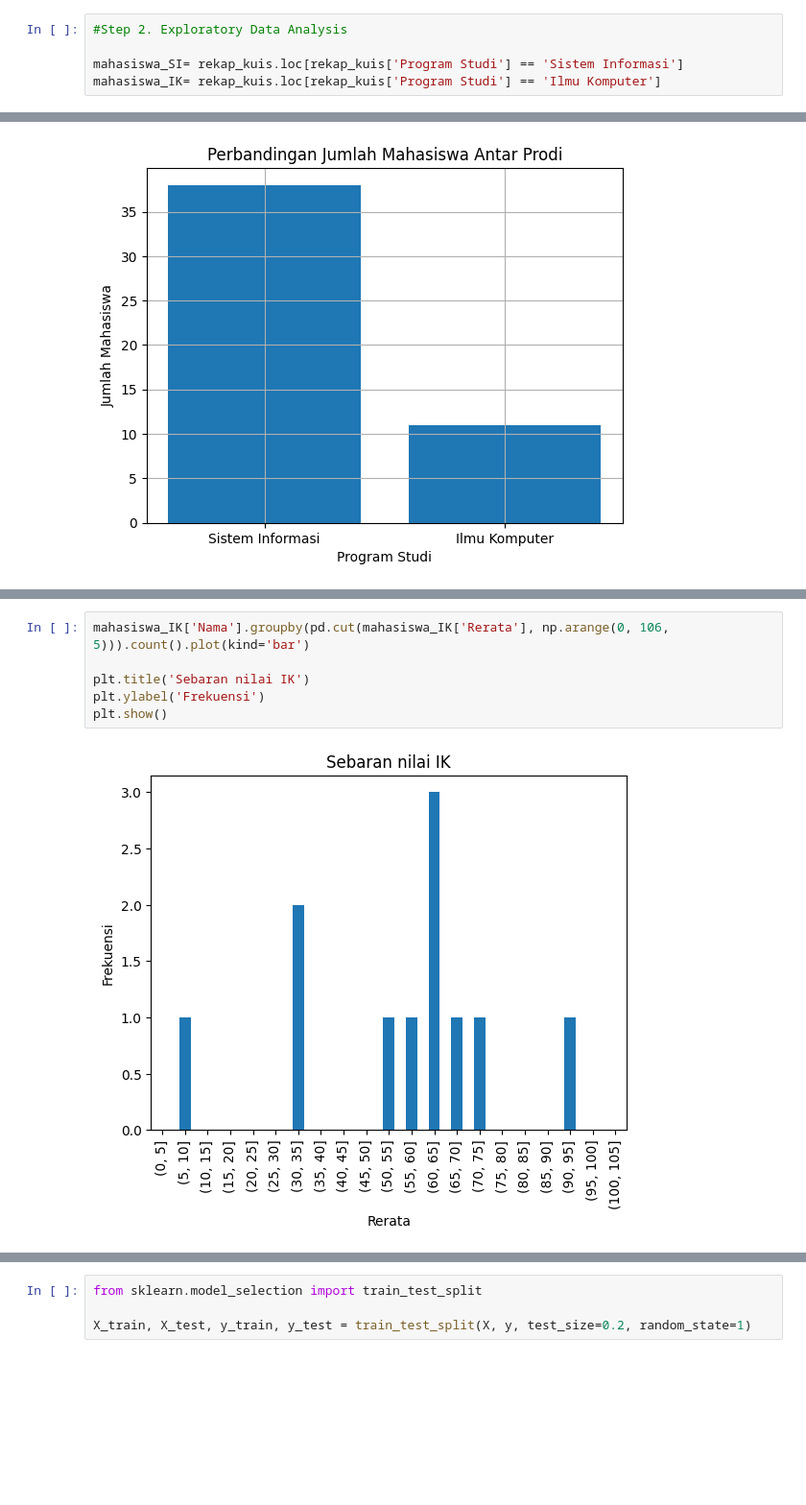
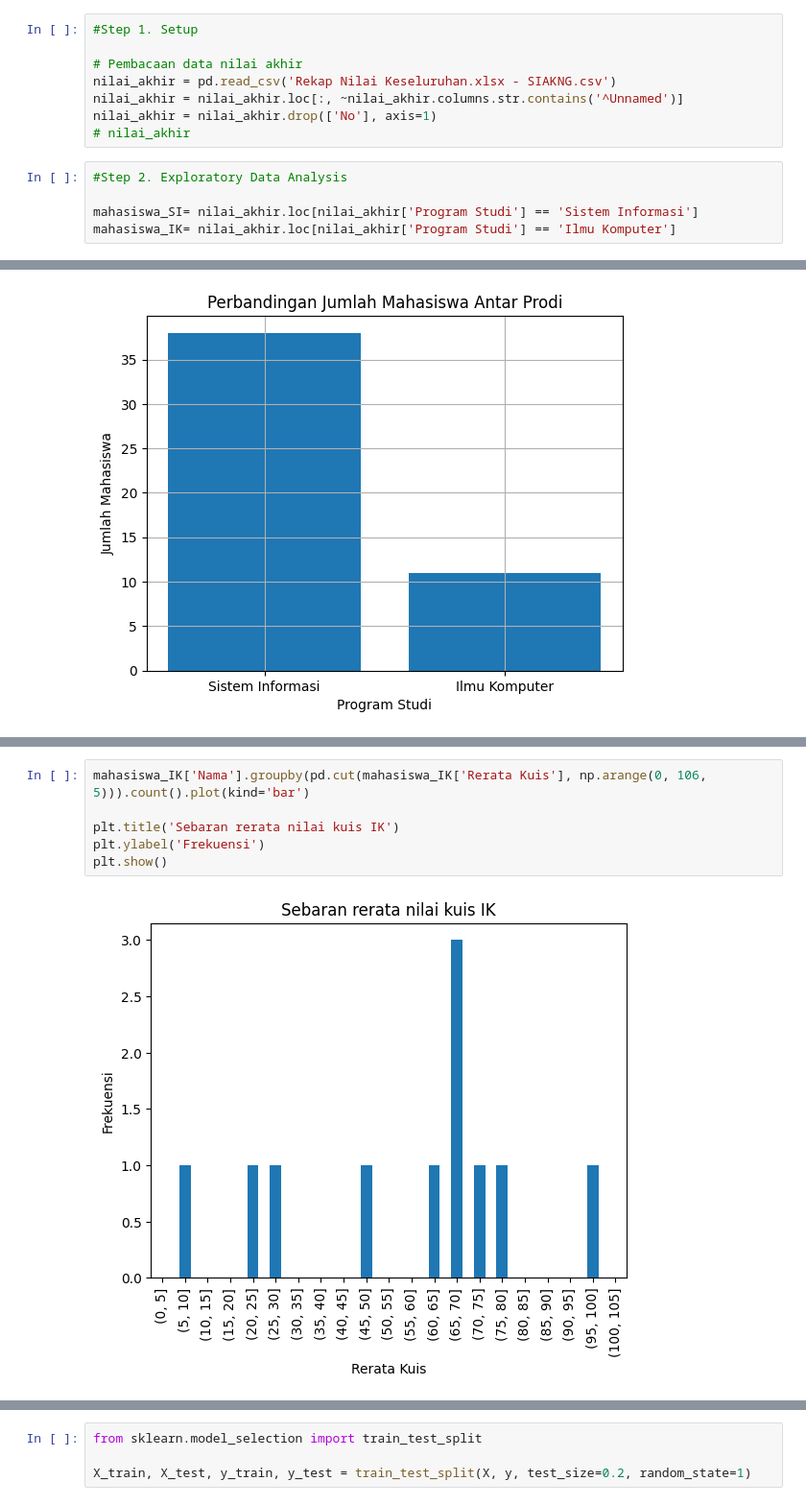
Before and after one commit to budf93/prediksi-kuis, a Jupyter notebook: prediksi.ipynb, the cells around one changed output, grey strips where cells are left out. Shown at 96% size. Cells and saved outputs as stored; diff of their text form; blank space fills up the shorter version.

Commit message:
melengkapi data

```diff
--- a/prediksi.ipynb
+++ b/prediksi.ipynb
@@ -38,8 +7,16 @@ rekap_kuis.describe()
+# %%
+#Step 1. Setup
+
+# Pembacaan data nilai akhir
+nilai_akhir = pd.read_csv('Rekap Nilai Keseluruhan.xlsx - SIAKNG.csv')
+nilai_akhir = nilai_akhir.loc[:, ~nilai_akhir.columns.str.contains('^Unnamed')]
+nilai_akhir = nilai_akhir.drop(['No'], axis=1)
+# nilai_akhir
 # %%
 #Step 2. Exploratory Data Analysis
 
-mahasiswa_SI= rekap_kuis.loc[rekap_kuis['Program Studi'] == 'Sistem Informasi']
-mahasiswa_IK= rekap_kuis.loc[rekap_kuis['Program Studi'] == 'Ilmu Komputer']
+mahasiswa_SI= nilai_akhir.loc[nilai_akhir['Program Studi'] == 'Sistem Informasi']
+mahasiswa_IK= nilai_akhir.loc[nilai_akhir['Program Studi'] == 'Ilmu Komputer']
 # %%
 jumlah_mhs_SI = mahasiswa_SI['NPM'].count()
 jumlah_mhs_IK = mahasiswa_IK['NPM'].count()
@@ -82,8 +79,8 @@ plt.show()
 # %%
-mahasiswa_IK['Nama'].groupby(pd.cut(mahasiswa_IK['Rerata'], np.arange(0, 106, 5))).count().plot(kind='bar')
+mahasiswa_IK['Nama'].groupby(pd.cut(mahasiswa_IK['Rerata Kuis'], np.arange(0, 106, 5))).count().plot(kind='bar')
 
-plt.title('Sebaran nilai IK')
+plt.title('Sebaran rerata nilai kuis IK')
 plt.ylabel('Frekuensi')
 plt.show()
 # %% [output]
-[figure, old version]
+[figure, new version]
```
Also changed, not shown: parts of 15 cells of this notebook, 5 other files.
